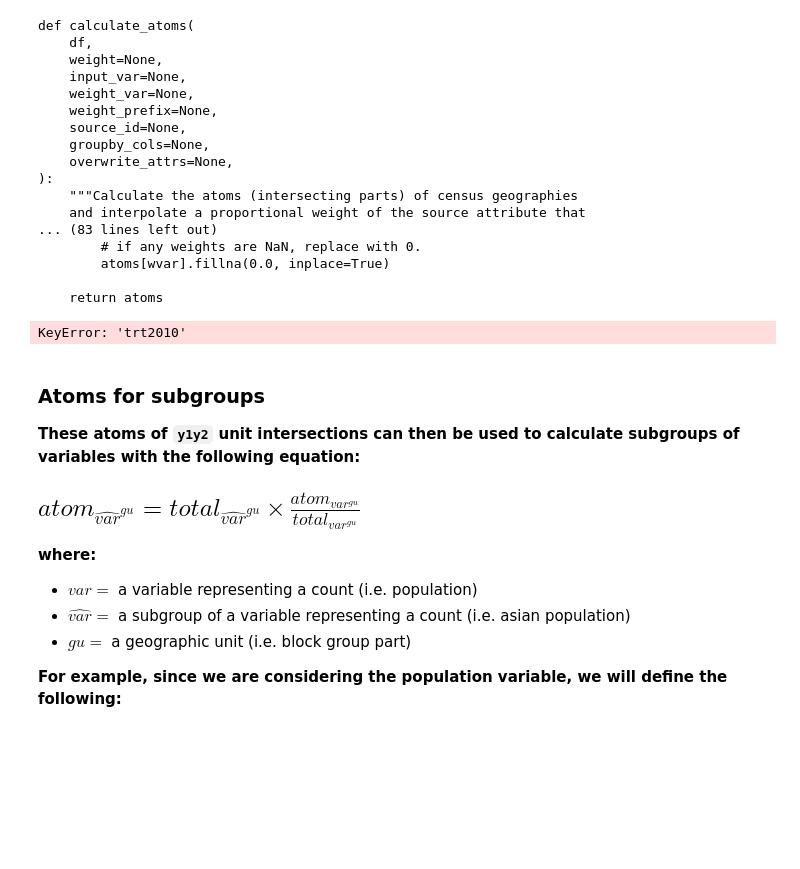
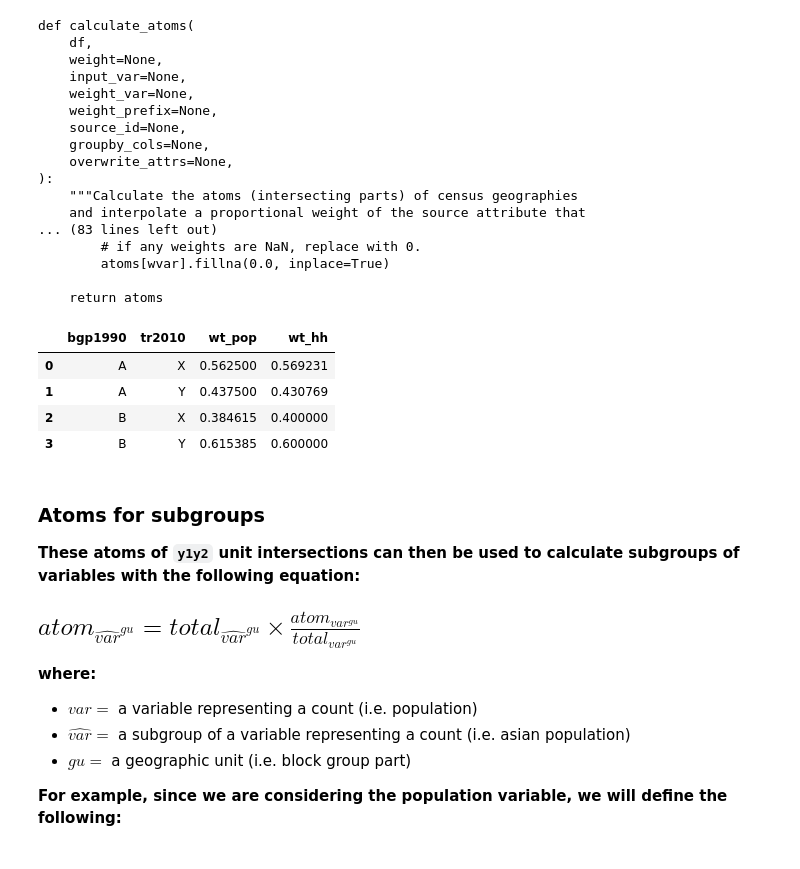
Before and after one commit to ipums/nhgisxwalk, a Jupyter notebook: notebooks/synthetic-example.ipynb, the cells around one changed output. Saved outputs shown, nothing was run; the diff lists cells and outputs as text; code cells hidden in the pictures; blank space fills up the shorter version.

```diff
--- a/notebooks/synthetic-example.ipynb
+++ b/notebooks/synthetic-example.ipynb
@@ -91,16 +91,20 @@ def calculate_atoms(
 # %%
 atom_df = nhgisxwalk.calculate_atoms(
     toy_df,
     weight="wt",
     input_var=["pop_1990", "hh_1990"],
     weight_var=["pop", "hh"],
     weight_prefix="wt_",
     source_id="bgp1990",
-    groupby_cols=["bgp1990", "trt2010"]
+    groupby_cols=["bgp1990", "tr2010"]
 )
 atom_df
 # %% [output]
-KeyError: 'trt2010'
+|  | bgp1990 | tr2010 | wt_pop | wt_hh |
+| 0 | A | X | 0.562500 | 0.569231 |
+| 1 | A | Y | 0.437500 | 0.430769 |
+| 2 | B | X | 0.384615 | 0.400000 |
+| 3 | B | Y | 0.615385 | 0.600000 |
 # %% [markdown]
 ### Atoms for subgroups
 
```
Also changed, not shown: parts of 2 cells of this notebook, 1 other file.
